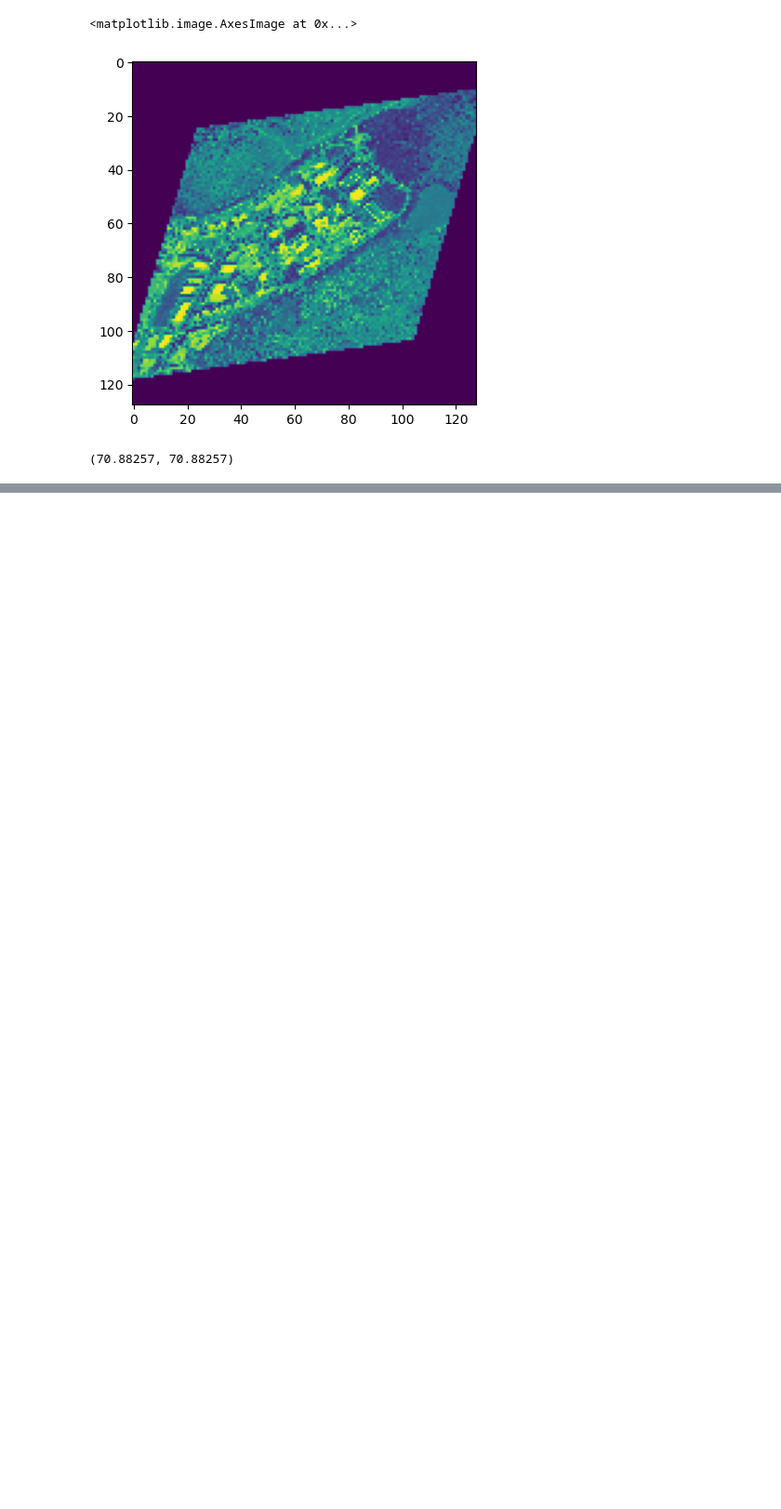
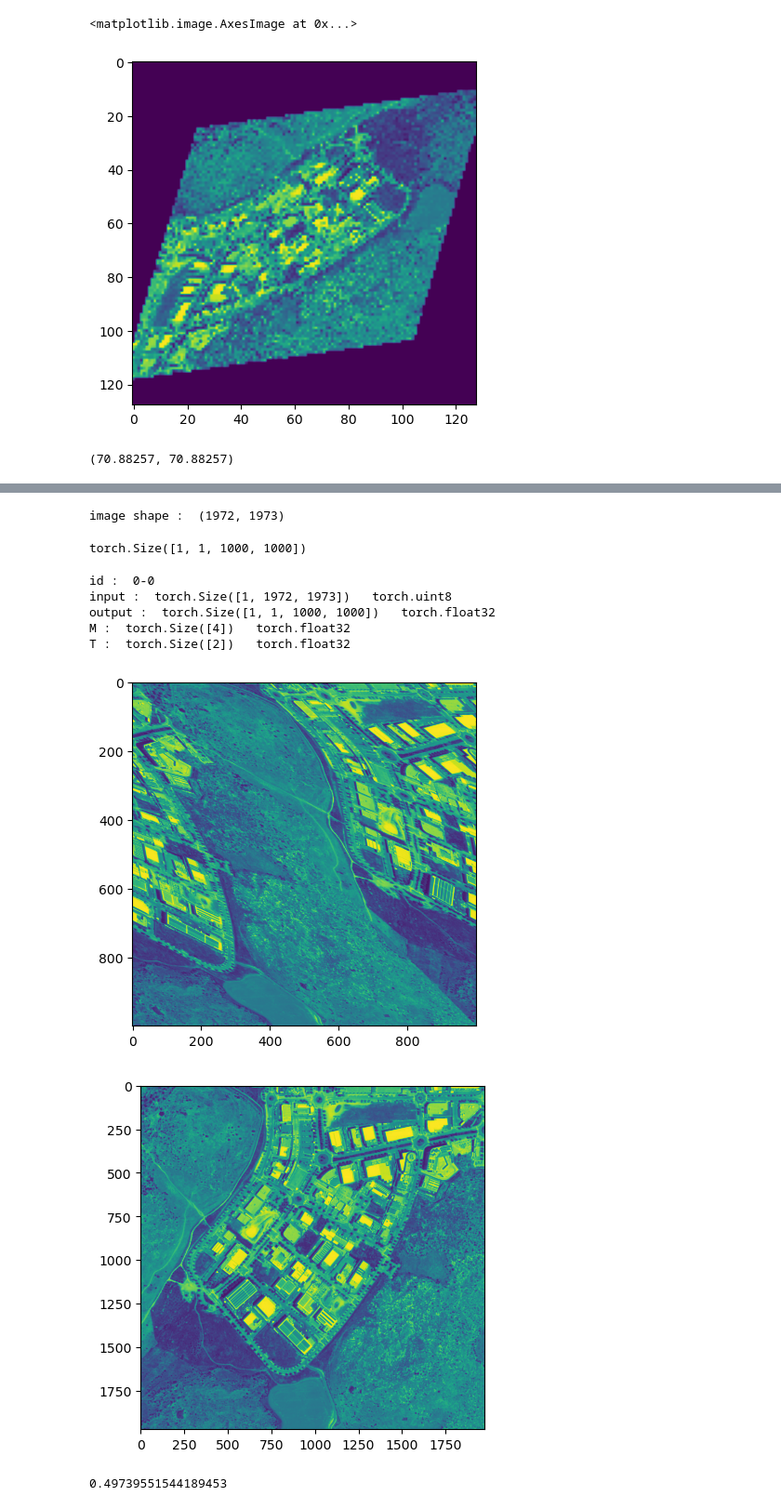
Before and after one commit to arthurhart314/DeepAirNav, a Jupyter notebook: test.ipynb, the cells around one changed output, grey strips where cells are left out. Shown at 93% size. Cells and saved outputs as stored; diff of their text form; code cells hidden in the pictures; blank space fills up the shorter version.

```diff
--- a/test.ipynb
+++ b/test.ipynb
@@ -293,0 +207,31 @@ image_3.mean(), image.mean()
+# %%
+fcr = FCR()
+# %%
+fcr.set_coordinates(np.array([[0, 0, 0, 0]]))
+# %%
+fcr.region_ids_pixels_from_coordinates()
+fcr.update_region_images()
+fcr.calculate_M_T()
+# %% [output]
+image shape :  (1972, 1973)
+# %%
+fcr.set_outputs()
+fcr.region_dict['0-0']['output'].shape
+# %% [output]
+torch.Size([1, 1, 1000, 1000])
+# %%
+import time
+t = time.time()
+
+fcr.fcr()
+
+print (time.time() - t)
+# %% [output]
+id :  0-0
+input :  torch.Size([1, 1972, 1973])   torch.uint8
+output :  torch.Size([1, 1, 1000, 1000])   torch.float32
+M :  torch.Size([4])   torch.float32
+T :  torch.Size([2])   torch.float32
+[figure, added]
+[figure, added]
+0.49739551544189453
```
Also changed, not shown: parts of 20 cells of this notebook, 3 other files.
